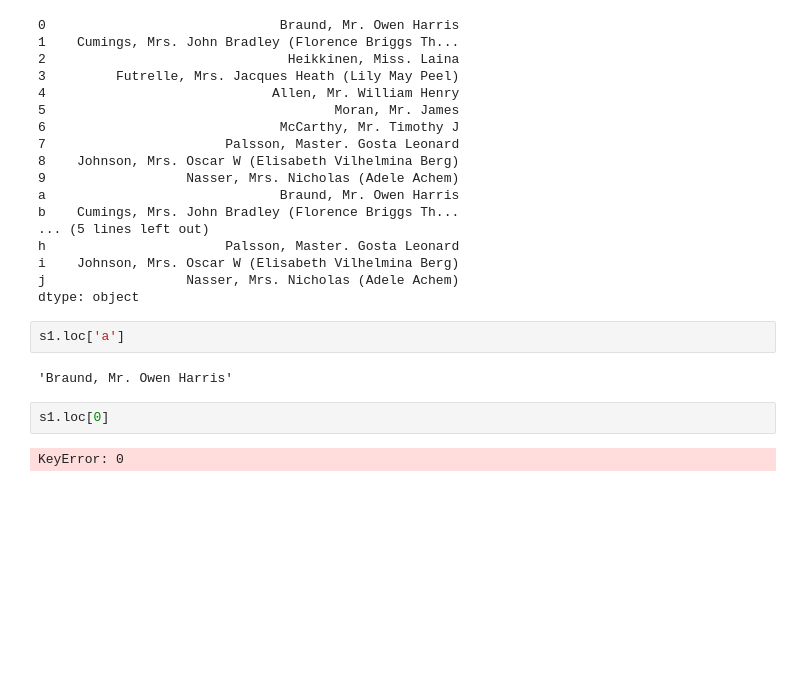
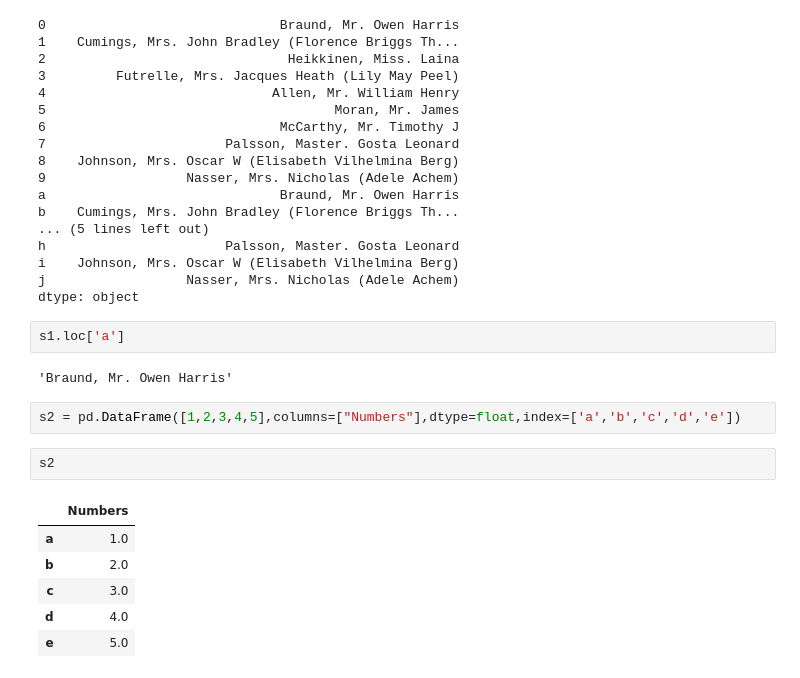
Before and after one commit to akhileshdutt/DataScience_learning, a Jupyter notebook: Libraries/Pandas/Pandas_Advance.ipynb, the cells around one changed output. Saved outputs shown, nothing was run; the diff lists cells and outputs as text; blank space fills up the shorter version.

```diff
--- a/Libraries/Pandas/Pandas_Advance.ipynb
+++ b/Libraries/Pandas/Pandas_Advance.ipynb
@@ -559,7 +559,14 @@ dtype: object
 s1.loc['a']
 # %% [output]
 'Braund, Mr. Owen Harris'
-# %%
-s1.loc[0]
-# %% [output]
-KeyError: 0
+# %%
+s2 = pd.DataFrame([1,2,3,4,5],columns=["Numbers"],dtype=float,index=['a','b','c','d','e'])
+# %%
+s2
+# %% [output]
+|  | Numbers |
+| a | 1.0 |
+| b | 2.0 |
+| c | 3.0 |
+| d | 4.0 |
+| e | 5.0 |
```
Also changed, not shown: parts of 7 cells of this notebook.
